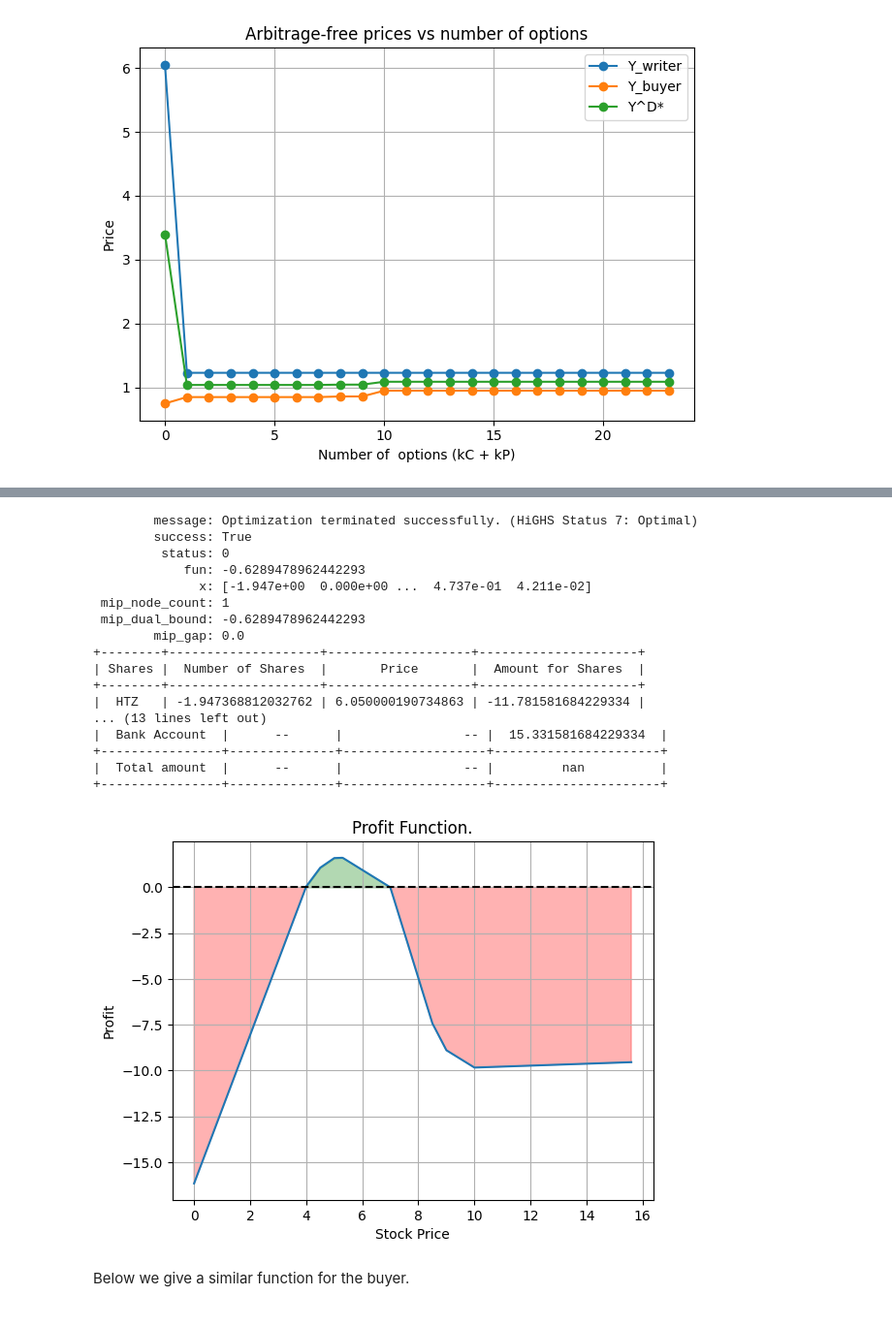
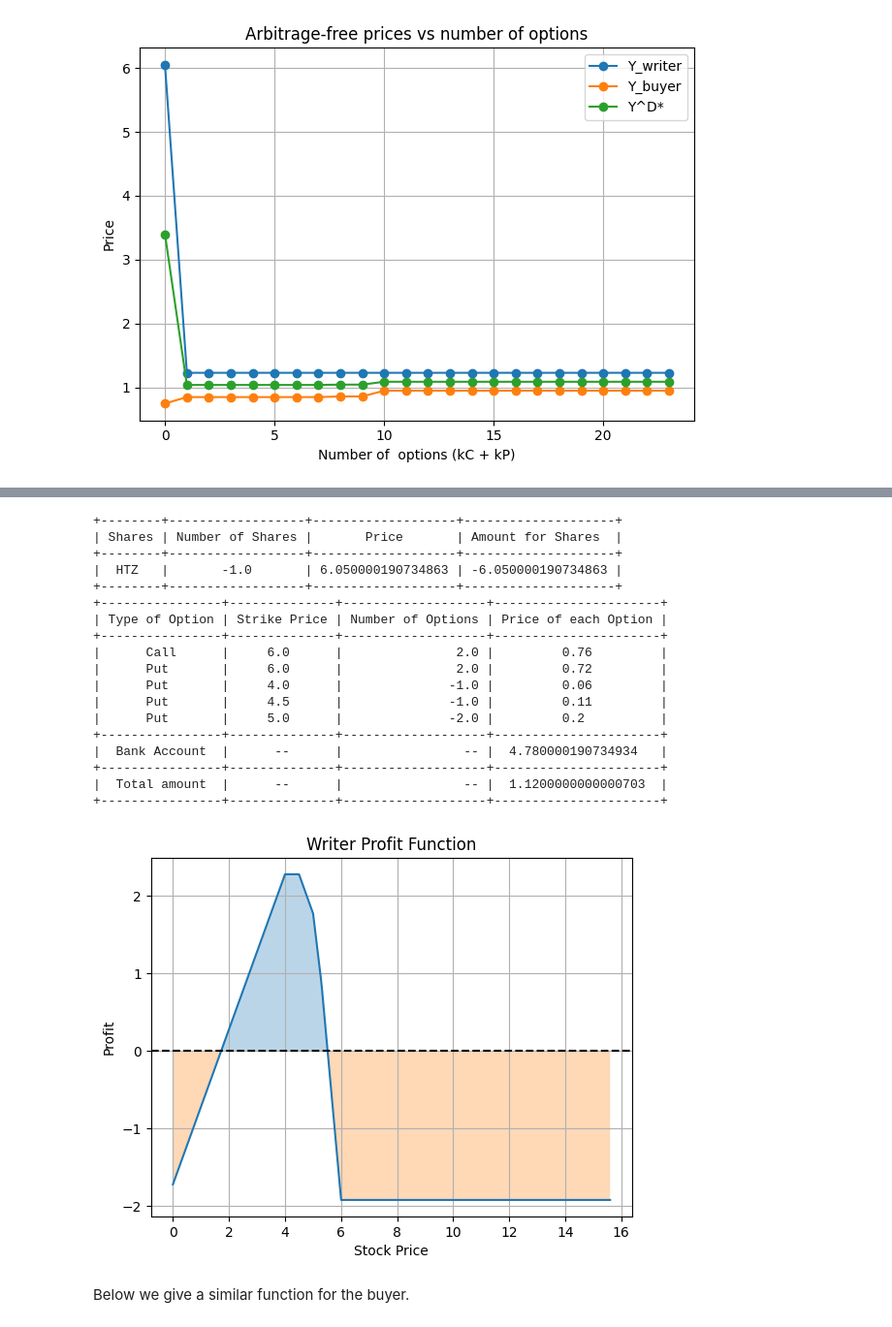
Before and after one commit to nikoshalidias/Financial-Engineering, a Jupyter notebook: Minimum_Loss_Writer_Buyer_Option_and_Hedging.ipynb, the cells around one changed output, grey strips where cells are left out. Shown at 97% size. Cells and saved outputs as stored; diff of their text form; code cells hidden in the pictures.

```diff
--- a/Minimum_Loss_Writer_Buyer_Option_and_Hedging.ipynb
+++ b/Minimum_Loss_Writer_Buyer_Option_and_Hedging.ipynb
@@ -1045,0 +823,33 @@ The D^* is 0.1399999046325674
+# %%
+Dwriter0 = run_options_milp_writer(0)
+Dbuyer0 = run_options_milp_buyer(0)
+
+r_eff, T_eff = get_rate_and_maturity()
+disc = np.exp(-r_eff * T_eff)
+
+Y_writer = disc * Dwriter0
+Y_buyer = -disc * Dbuyer0
+Y_star = disc * (Dwriter0 - Dbuyer0) / 2.0
+D_star = (Dwriter0 + Dbuyer0) / 2.0
+
+arbitrage_free_interval = {
+    "Y_buyer": Y_buyer,
+    "Y_writer": Y_writer,
+    "interval": (Y_buyer, Y_writer),
+    "Y_D_star": Y_star,
+    "D_star": D_star,
+    "D_writer_0": Dwriter0,
+    "D_buyer_0": Dbuyer0,
+    "r": r_eff,
+    "T": T_eff,
+    "discount_factor": disc,
+    "is_nonempty": bool(Y_buyer <= Y_writer),
+}
+
+print('The arbitrage free interval is', arbitrage_free_interval["interval"])
+if not arbitrage_free_interval["is_nonempty"]:
+    print('Warning: the arbitrage-free interval is empty under the current constraints.')
+
+print('The fair value Y^D* is', arbitrage_free_interval["Y_D_star"])
+print('The D^* is', arbitrage_free_interval["D_star"])
+print(f'Used r={r_eff}, T={T_eff}, discount factor={disc}')
@@ -2001,25 +1572,26 @@ Ensure all global variables are set before running this cell. Adjust `D`, `V`, o
 # %%
 # Ορίζεις ΟΛΑ τα υπόλοιπα σταθερά όπως ήδη κάνεις (Data_given, Firm, payoff_function, κ.λπ.)
 # και ΑΠΛΩΣ καλείς:
-res = run_options_milp_kmax_writer(D=20.0, V=1.12, KKmax=np.array([[5,0.3],[6,0.1],[7,0.1],[6.5,0.1],[4,0.2]]), option_limits=OPTION_LIMITS)
+res = run_options_milp_kmax_writer(D=2.0, V=1.12, KKmax=np.array([[5,0.3]]), option_limits=OPTION_LIMITS)
 # %% [output]
-        message: Optimization terminated successfully. (HiGHS Status 7: Optimal)
-        success: True
-         status: 0
-            fun: -0.6289478962442293
-              x: [-1.947e+00  0.000e+00 ...  4.737e-01  4.211e-02]
- mip_node_count: 1
- mip_dual_bound: -0.6289478962442293
-        mip_gap: 0.0
-+--------+--------------------+-------------------+---------------------+
-| Shares |  Number of Shares  |       Price       |  Amount for Shares  |
-+--------+--------------------+-------------------+---------------------+
-|  HTZ   | -1.947368812032762 | 6.050000190734863 | -11.781581684229334 |
-... (13 lines left out)
-|  Bank Account  |      --      |                -- |  15.331581684229334  |
++--------+------------------+-------------------+--------------------+
+| Shares | Number of Shares |       Price       | Amount for Shares  |
++--------+------------------+-------------------+--------------------+
+|  HTZ   |       -1.0       | 6.050000190734863 | -6.050000190734863 |
++--------+------------------+-------------------+--------------------+
 +----------------+--------------+-------------------+----------------------+
-|  Total amount  |      --      |                -- |         nan          |
+| Type of Option | Strike Price | Number of Options | Price of each Option |
 +----------------+--------------+-------------------+----------------------+
+|      Call      |     6.0      |               2.0 |         0.76         |
+|      Put       |     6.0      |               2.0 |         0.72         |
+|      Put       |     4.0      |              -1.0 |         0.06         |
+|      Put       |     4.5      |              -1.0 |         0.11         |
+|      Put       |     5.0      |              -2.0 |         0.2          |
++----------------+--------------+-------------------+----------------------+
+|  Bank Account  |      --      |                -- |  4.780000190734934   |
++----------------+--------------+-------------------+----------------------+
+|  Total amount  |      --      |                -- |  1.1200000000000703  |
++----------------+--------------+-------------------+----------------------+
-[figure, old version]
+[figure, new version]
 # %% [markdown]
 Below we give a similar function for the buyer.
```
Also changed, not shown: parts of 42 cells of this notebook.
